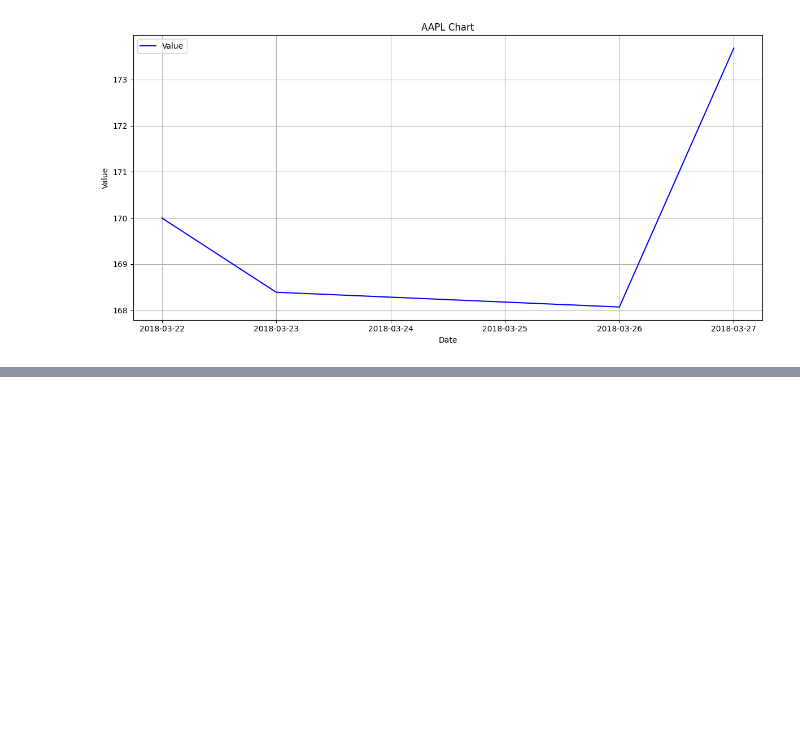
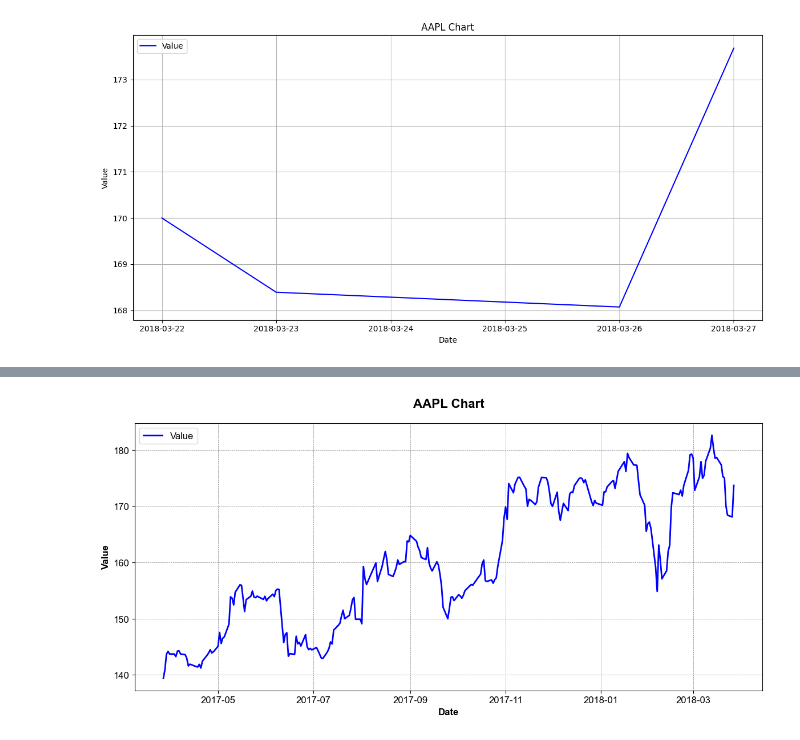
Before and after one commit to colbyeagan/LexiGraph, a Jupyter notebook: start.ipynb, the cells around one changed output, grey strips where cells are left out. Cells and saved outputs as stored; diff of their text form; code cells hidden in the pictures; blank space fills up the shorter version.

Commit message:
Dyslexia class made

```diff
--- a/start.ipynb
+++ b/start.ipynb
@@ -145,10 +145,41 @@ else:
 https://data.nasdaq.com/api/v3/datasets/WIKI/AAPL.csv?collapse=none&start_date=2018-03-22&end_date=2018-03-27&api_key=tMexE-dhnFFSApsTQVgz
 [figure]
 # %%
+
+dyslexia_friendly_settings = {
+    'font.family': 'Arial',
+    'font.size': 14,
+    'font.style': 'normal',
+    'axes.labelsize': 12,
+    'axes.titlesize': 16,
+    'axes.titleweight': 'bold',
+    'axes.titlepad': 20,
+    'axes.labelweight': 'bold',
+    'xtick.labelsize': 12,
+    'ytick.labelsize': 12,
+    'legend.fontsize': 12,
+    'lines.linewidth': 2,
+    'lines.markersize': 8,
+    'legend.title_fontsize': 12,
+    'axes.labelcolor': 'black',
+    'text.color': 'black',
+    'axes.edgecolor': 'black',
+    'axes.facecolor': 'white',
+    'axes.grid': True,
+    'axes.grid.axis': 'both',
+    'grid.color': 'gray',
+    'grid.linestyle': '--',
+    'grid.linewidth': 0.5
+}
+
+import requests
+import pandas as pd
+import matplotlib.pyplot as plt
+from io import StringIO
 from datetime import datetime, timedelta
 
 def get_date_range(time_range):
-    end_date = datetime.today()
+    end_date = datetime.strptime('2018-03-27', '%Y-%m-%d')
     start_date = None
 
     if time_range == '1d':
@@ -164,14 +195,46 @@ def get_date_range(time_range):
 
     return start_date.strftime('%Y-%m-%d'), end_date.strftime('%Y-%m-%d')
 
+
+tickerName = input("Type a stock ticker symbol")
+tickerName = tickerName.upper()
+# Make the API call and get the response
+#url = f"https://data.nasdaq.com/api/v3/datasets/WIKI/{tickerName}.csv"
+time_range = input("Choose a time range ('1d', '5d', '1m', '1y'): ").strip()
+start_date, end_date = get_date_range(time_range)
+#url = "https://data.nasdaq.com/api/v3/datasets/WIKI/AAPL.csv?start_date=2023-07-10&end_date=2023-09-05"
+url = f"https://data.nasdaq.com/api/v3/datasets/WIKI/{tickerName}.csv?collapse=none&start_date={start_date}&end_date={end_date}&api_key=tMexE-dhnFFSApsTQVgz"
+print(url)
+
+response = requests.get(url)
+
 # Get user input for time range
-time_range = input("Choose a time range ('1d', '5d', '1m', '1y'): ").strip()
 
-start_date, end_date = get_date_range(time_range)
 
-if start_date and end_date:
-    print(f"Start Date: {start_date}")
-    print(f"End Date: {end_date}")
+# Check if the request was successful
+if response.status_code == 200:
+    # Use Pandas to read the CSV data from the response and create a DataFrame
+    df = pd.read_csv(StringIO(response.text))
+
+    # Convert the 'Date' column to a datetime data type
+    df['Date'] = pd.to_datetime(df['Date'])
+
+    # Set the 'Date' column as the index
+    df.set_index('Date', inplace=True)
+
+    # Create a time series line chart
+    plt.rcParams.update(dyslexia_friendly_settings)
+    plt.figure(figsize=(12, 6))  # Adjust the figure size as needed
+    plt.plot(df.index, df['Open'], linestyle='-', color='b', label='Value')
+    plt.xlabel('Date')
+    plt.ylabel('Value')
+    plt.title(f'{tickerName} Chart')
+    plt.grid(True)
+    plt.legend()
+    plt.tight_layout()
+
+    # Display the chart
+    plt.show()
 else:
-    print("Invalid time range input.")
+    print("API request failed with status code:", response.status_code)
 # %% [output]
@@ -179,0 +242 @@ End Date: 2023-09-09
+[figure, added]
```
Also changed, not shown: parts of 1 cell of this notebook.
